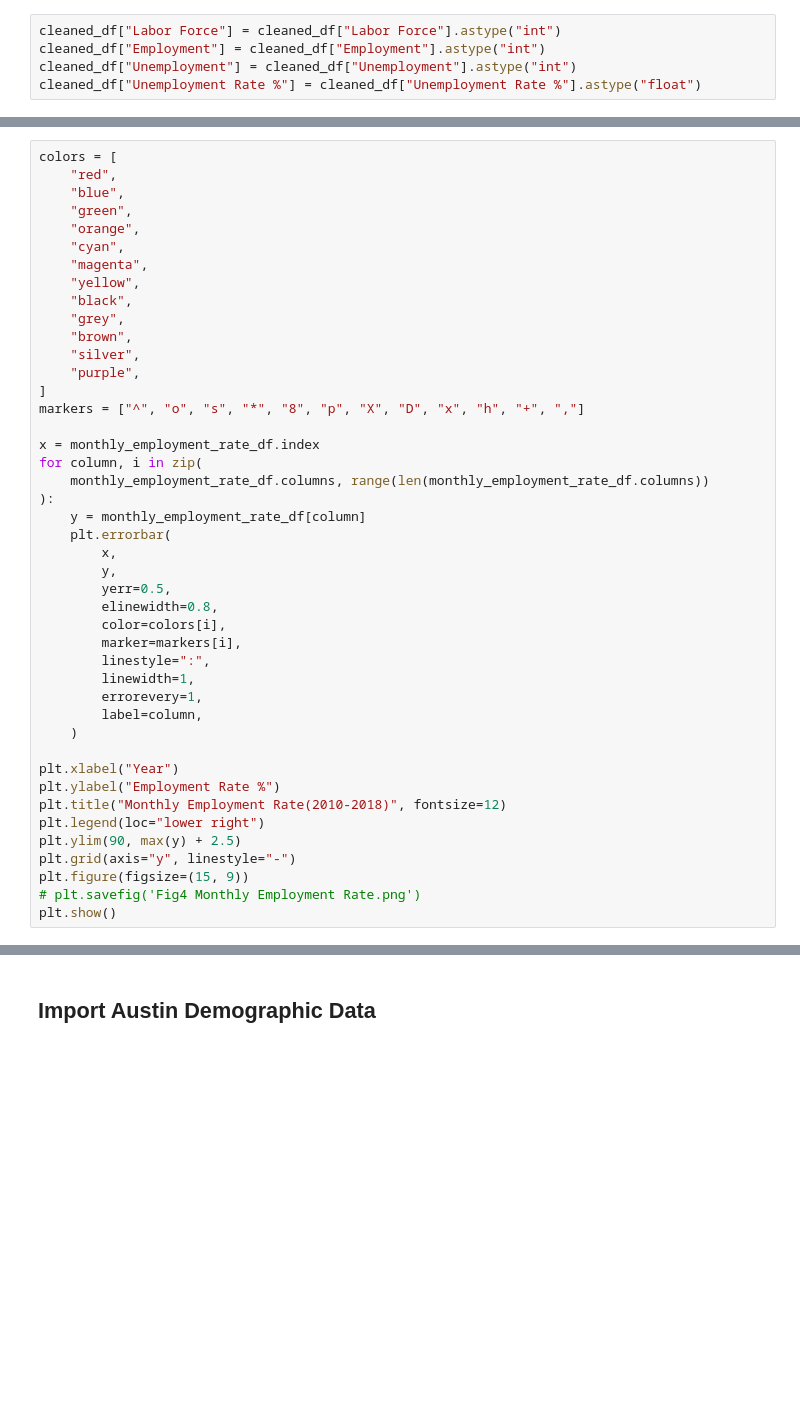
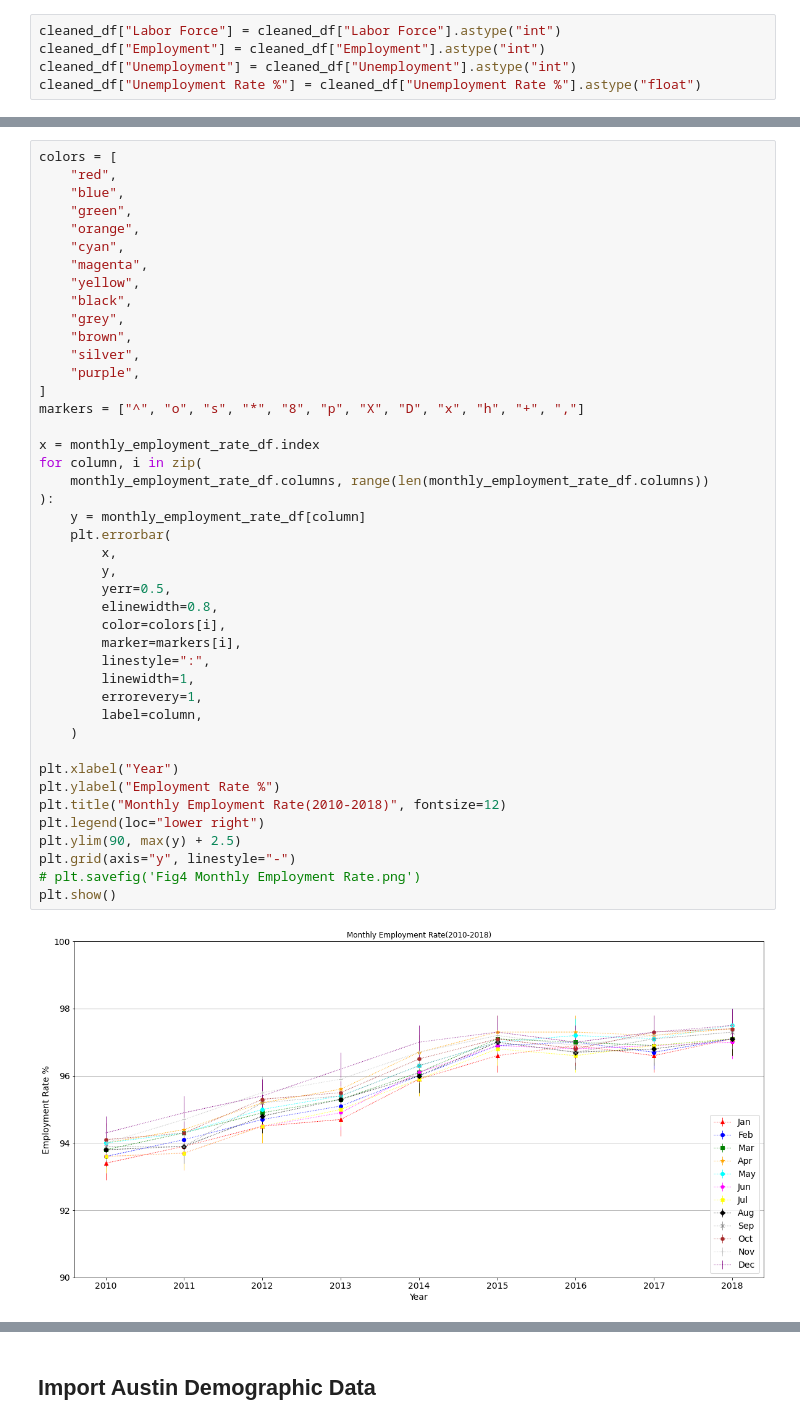
Before and after one commit to ybacoder/project-1, a Jupyter notebook: project_1.ipynb, the cells around one changed output, grey strips where cells are left out. Saved outputs shown, nothing was run; the diff lists cells and outputs as text; blank space fills up the shorter version.

```diff
--- a/project_1.ipynb
+++ b/project_1.ipynb
@@ -394,33 +532,34 @@ colors = [
     "purple",
 ]
 markers = ["^", "o", "s", "*", "8", "p", "X", "D", "x", "h", "+", ","]
 
 x = monthly_employment_rate_df.index
 for column, i in zip(
     monthly_employment_rate_df.columns, range(len(monthly_employment_rate_df.columns))
 ):
     y = monthly_employment_rate_df[column]
     plt.errorbar(
         x,
         y,
         yerr=0.5,
         elinewidth=0.8,
         color=colors[i],
         marker=markers[i],
         linestyle=":",
         linewidth=1,
         errorevery=1,
         label=column,
     )
 
 plt.xlabel("Year")
 plt.ylabel("Employment Rate %")
 plt.title("Monthly Employment Rate(2010-2018)", fontsize=12)
 plt.legend(loc="lower right")
 plt.ylim(90, max(y) + 2.5)
 plt.grid(axis="y", linestyle="-")
-plt.figure(figsize=(15, 9))
 # plt.savefig('Fig4 Monthly Employment Rate.png')
 plt.show()
+# %% [output]
+[figure, added]
 # %%
 monthly_df
```
Also changed, not shown: parts of 67 cells of this notebook, 1 other file.
